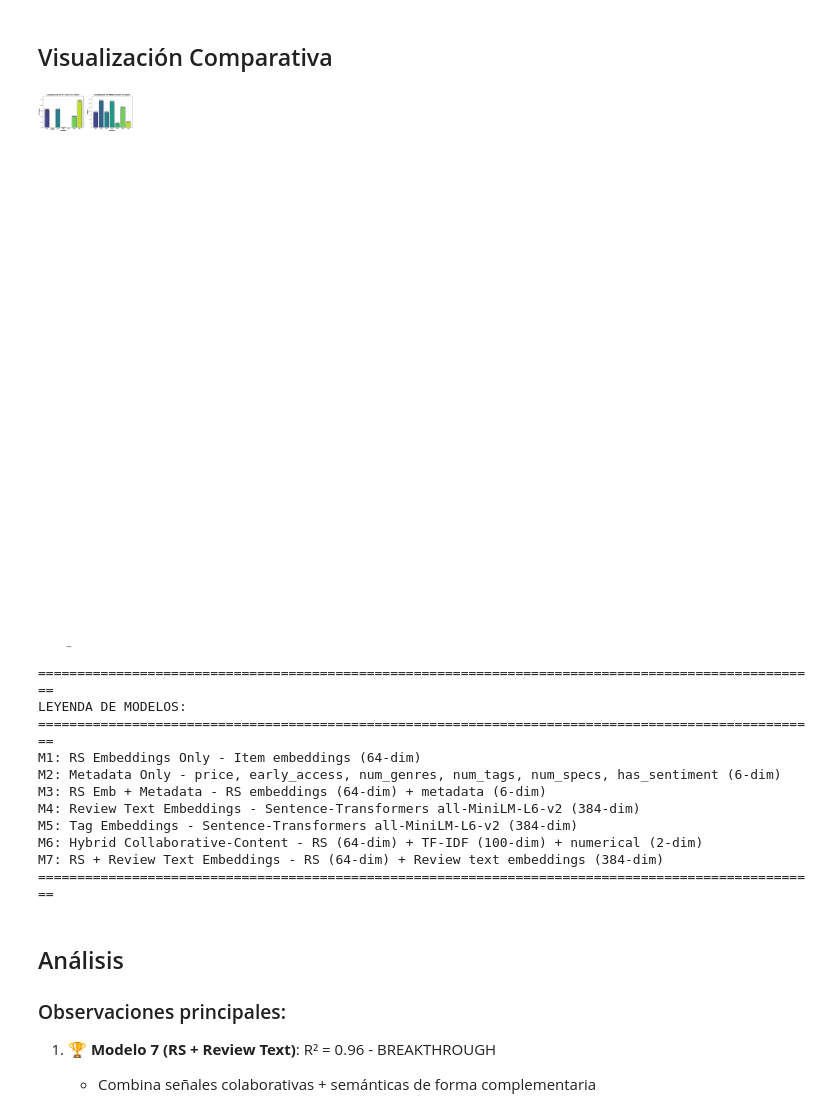
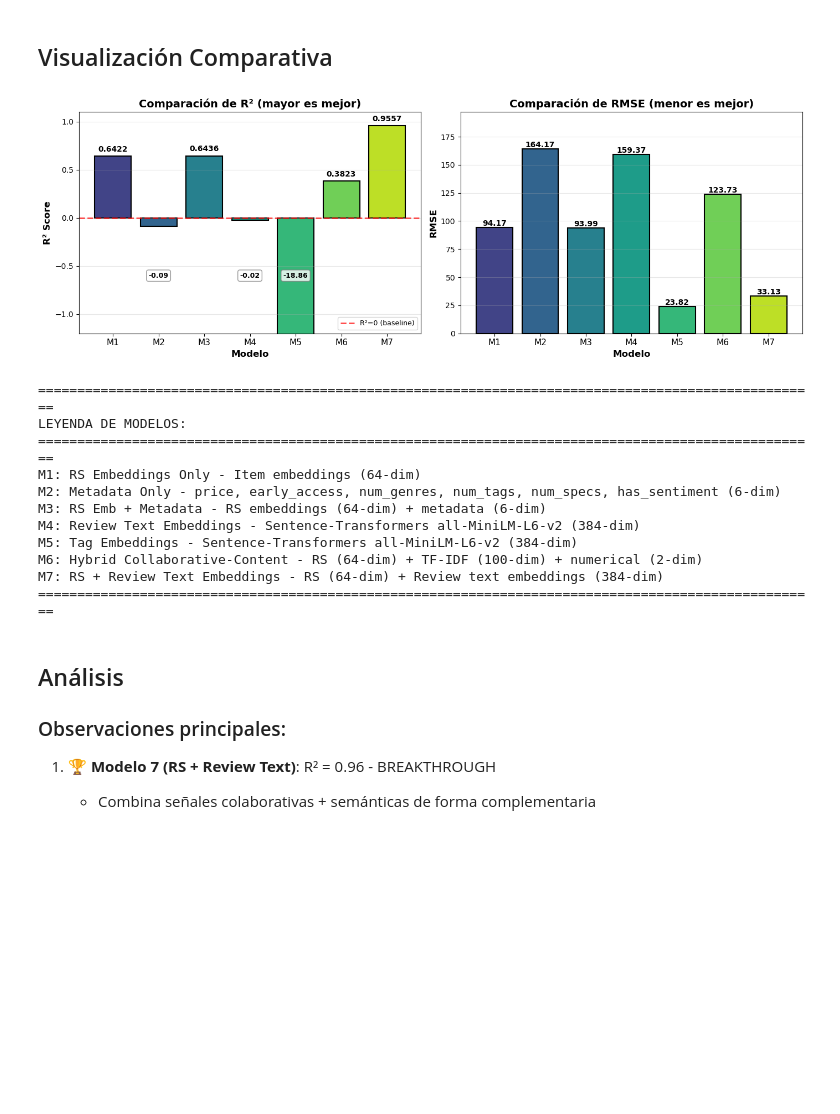
Before and after one commit to MatiasFlores96/videogame-success-prediction, a Jupyter notebook: Code/00_model_comparison.ipynb, the cells around one changed output. Saved outputs shown, nothing was run; the diff lists cells and outputs as text; code cells hidden in the pictures; blank space fills up the shorter version.

Commit message:
Improve R chart visualization for better readability
- Adjusted y-axis limits to -1.2 to 1.15 for balanced view
- Added white background boxes to negative value labels
- Positioned labels optimally (offset +0.03 for positive, -0.6 for negative)
- Added legend for R=0 baseline reference

```diff
--- a/Code/00_model_comparison.ipynb
+++ b/Code/00_model_comparison.ipynb
@@ -58,44 +58,58 @@ axes[0].set_title('Comparación de R² (mayor es mejor)', fontsize=14, fontweigh
 axes[0].set_xticks(range(len(df_results)))
 axes[0].set_xticklabels([f"M{i+1}" for i in range(len(df_results))], fontsize=11)
 axes[0].grid(True, alpha=0.3, axis='y')
-axes[0].set_ylim(0, max(df_results['R²']) * 1.2)
+axes[0].axhline(y=0, color='red', linestyle='--', linewidth=2, alpha=0.7, label='R²=0 (baseline)')
+
+# Ajustar ylim: comprimir negativos, expandir positivos
+max_r2 = max(df_results['R²'])
+axes[0].set_ylim(-1.2, max_r2 * 1.15)  # Rango más equilibrado
 
 # Añadir valores en las barras
 for i, (bar, val) in enumerate(zip(bars1, df_results['R²'])):
     height = bar.get_height()
-    axes[0].text(bar.get_x() + bar.get_width()/2., height,
-                f'{val:.4f}',
-                ha='center', va='bottom', fontsize=10, fontweight='bold')
+    if val >= 0:
+        # Positivos: texto arriba de la barra
+        axes[0].text(bar.get_x() + bar.get_width()/2., height + 0.03,
+                    f'{val:.4f}',
+                    ha='center', va='bottom', fontsize=10, fontweight='bold')
+    else:
+        # Negativos: texto dentro de la zona negativa, más arriba
+        axes[0].text(bar.get_x() + bar.get_width()/2., -0.6,
+                    f'{val:.2f}',
+                    ha='center', va='center', fontsize=9, fontweight='bold',
+                    bbox=dict(boxstyle='round,pad=0.3', facecolor='white', edgecolor='gray', alpha=0.8))
+
+axes[0].legend(loc='lower right', fontsize=9)
 
 # Plot 2: RMSE
 bars2 = axes[1].bar(range(len(df_results)), df_results['RMSE'], color=colors, edgecolor='black', linewidth=1.5)
 axes[1].set_xlabel('Modelo', fontsize=12, fontweight='bold')
 axes[1].set_ylabel('RMSE', fontsize=12, fontweight='bold')
 axes[1].set_title('Comparación de RMSE (menor es mejor)', fontsize=14, fontweight='bold')
 axes[1].set_xticks(range(len(df_results)))
 axes[1].set_xticklabels([f"M{i+1}" for i in range(len(df_results))], fontsize=11)
 axes[1].grid(True, alpha=0.3, axis='y')
 axes[1].set_ylim(0, max(df_results['RMSE']) * 1.2)
 
 # Añadir valores en las barras
 for i, (bar, val) in enumerate(zip(bars2, df_results['RMSE'])):
     height = bar.get_height()
     axes[1].text(bar.get_x() + bar.get_width()/2., height,
                 f'{val:.2f}',
                 ha='center', va='bottom', fontsize=10, fontweight='bold')
 
 plt.tight_layout()
 plt.show()
 
 # Leyenda de modelos
 print("\n" + "="*100)
 print("LEYENDA DE MODELOS:")
 print("="*100)
 for i, row in df_results.iterrows():
     print(f"M{row['Modelo_num']}: {row['Modelo'].split(': ')[1]} - {row['Features']}")
 print("="*100)
 # %% [output]
-[figure, old version]
+[figure, new version]
 ====================================================================================================
 LEYENDA DE MODELOS:
 ====================================================================================================
```
